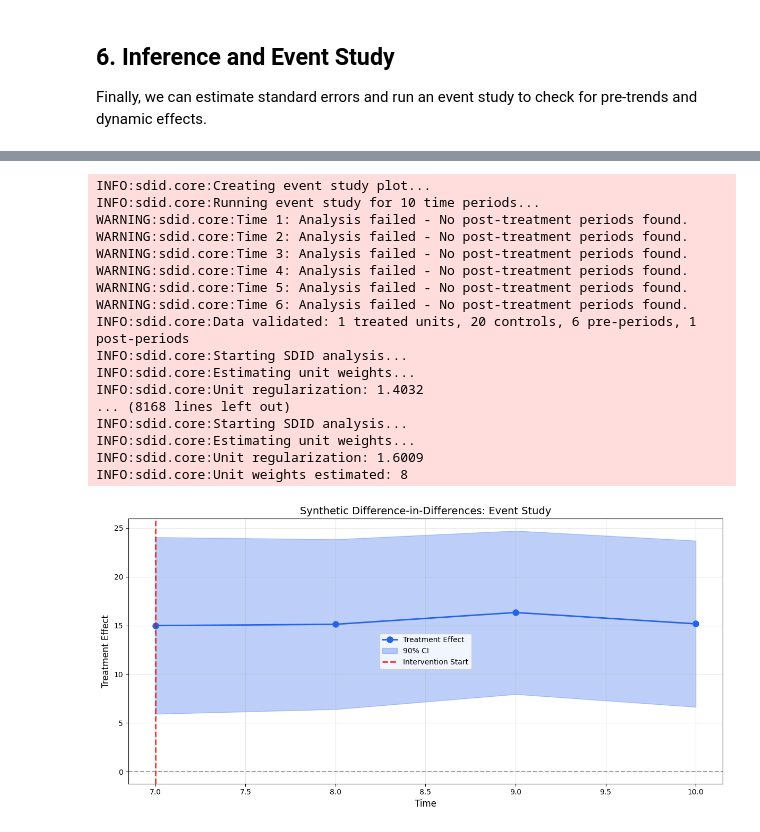
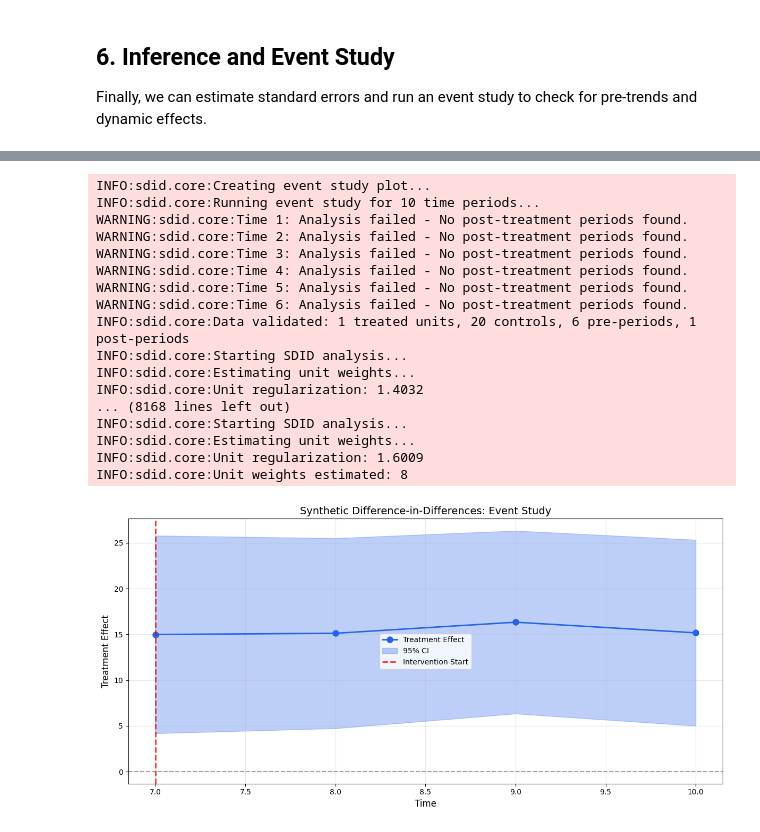
Before and after one commit to AluminumShark/Synthetic_Difference_in_Difference, a Jupyter notebook: examples/example.ipynb, the cells around one changed output, grey strips where cells are left out. Saved outputs shown, nothing was run; the diff lists cells and outputs as text; code cells hidden in the pictures.

```diff
--- a/examples/example.ipynb
+++ b/examples/example.ipynb
@@ -197,23 +216,23 @@ Time periods used:     0
 # %%
 # Event Study Plot
-sdid.plot_event_study(times=range(1, 11))
+sdid.plot_event_study(times=range(1, 11), confidence_level=0.95)
 plt.show()
 # %% [output]
 INFO:sdid.core:Creating event study plot...
 INFO:sdid.core:Running event study for 10 time periods...
 WARNING:sdid.core:Time 1: Analysis failed - No post-treatment periods found.
 WARNING:sdid.core:Time 2: Analysis failed - No post-treatment periods found.
 WARNING:sdid.core:Time 3: Analysis failed - No post-treatment periods found.
 WARNING:sdid.core:Time 4: Analysis failed - No post-treatment periods found.
 WARNING:sdid.core:Time 5: Analysis failed - No post-treatment periods found.
 WARNING:sdid.core:Time 6: Analysis failed - No post-treatment periods found.
 INFO:sdid.core:Data validated: 1 treated units, 20 controls, 6 pre-periods, 1 post-periods
 INFO:sdid.core:Starting SDID analysis...
 INFO:sdid.core:Estimating unit weights...
 INFO:sdid.core:Unit regularization: 1.4032
 ... (8168 lines left out)
 INFO:sdid.core:Starting SDID analysis...
 INFO:sdid.core:Estimating unit weights...
 INFO:sdid.core:Unit regularization: 1.6009
 INFO:sdid.core:Unit weights estimated: 8
-[figure, old version]
+[figure, new version]
```
Also changed, not shown: parts of 3 cells of this notebook.
